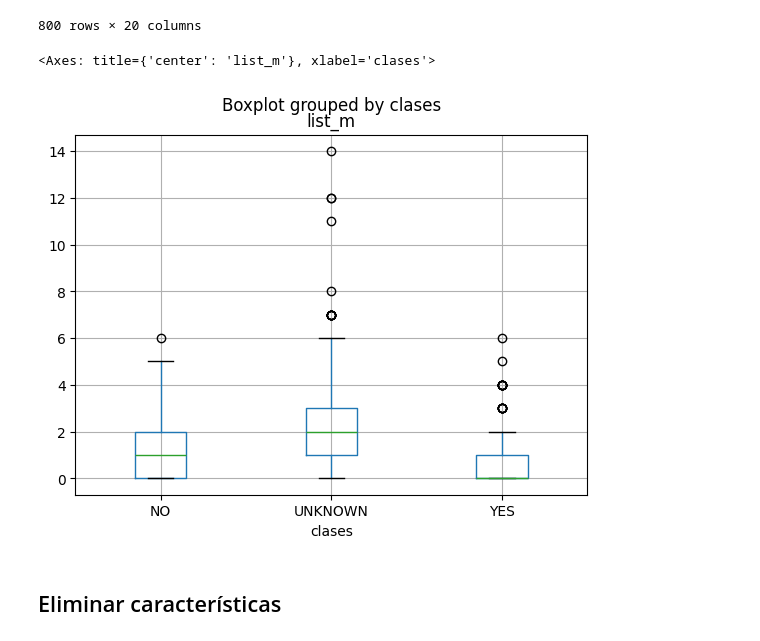
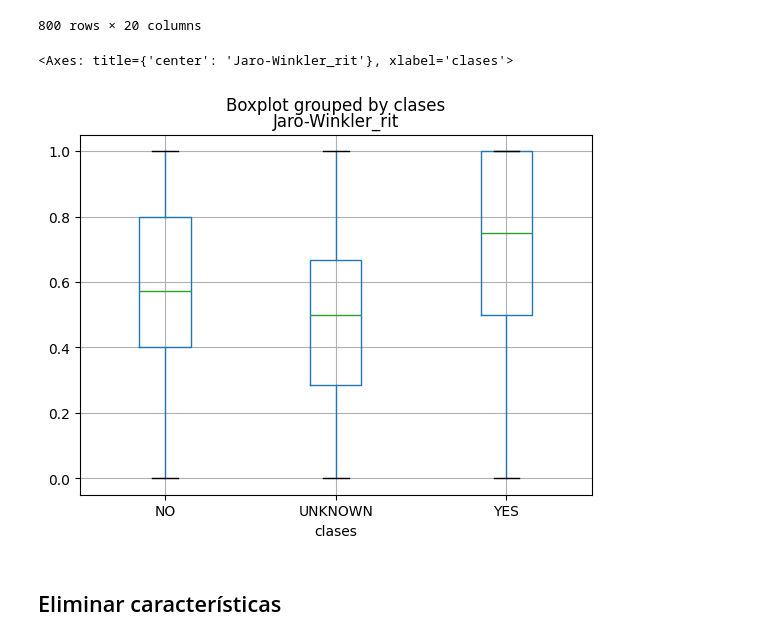
Before and after one commit to david-T-M/RIT_abril, a Jupyter notebook: Regresion_logist_GHS_2ways_Entidades4a.ipynb, the cells around one changed output. Drawn from its saved outputs; the diff is of its cells as text; code cells hidden in the pictures.

```diff
--- a/Regresion_logist_GHS_2ways_Entidades4a.ipynb
+++ b/Regresion_logist_GHS_2ways_Entidades4a.ipynb
@@ -38,10 +37,10 @@ train
 | 799 | 1.583523 | 1.475797 | 1.884 | 1.727 | 3.915032 | 0.003110 | 0.290853 | 1 | 0.041667 | ... |
 800 rows × 20 columns
 # %%
-train.boxplot(by="clases",column="list_m")
+train.boxplot(by="clases",column="Jaro-Winkler_rit")
 # %% [output]
-<Axes: title={'center': 'list_m'}, xlabel='clases'>
+<Axes: title={'center': 'Jaro-Winkler_rit'}, xlabel='clases'>
-[figure, old version]
+[figure, new version]
 # %% [markdown]
 ## Eliminar características
 # %%
```
Also changed, not shown: parts of 63 cells of this notebook, 35 other files.
